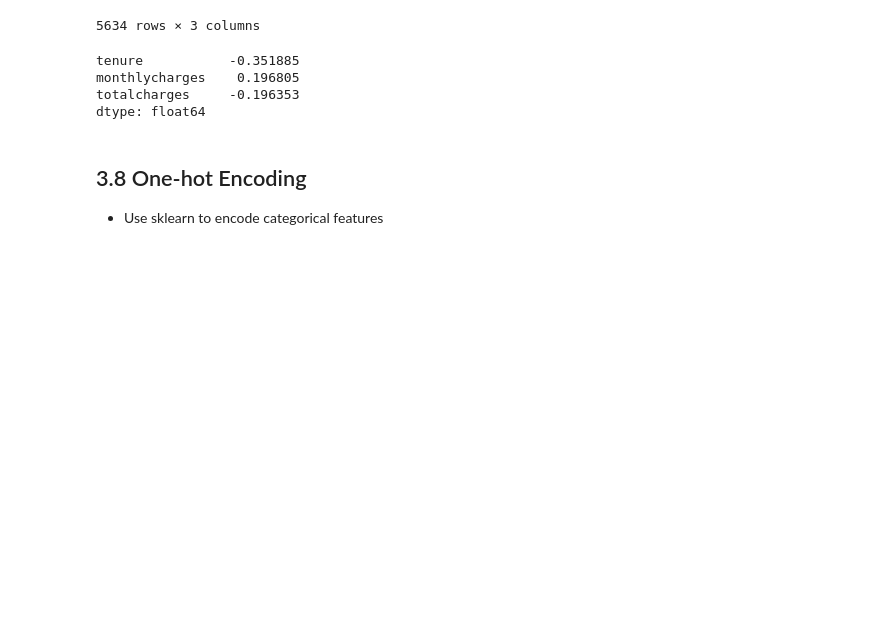
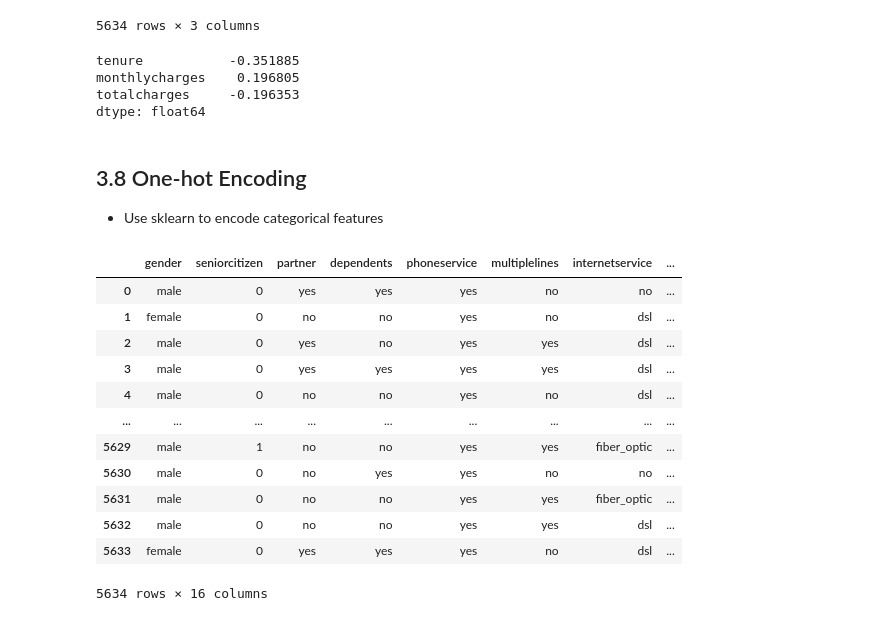
Before and after one commit to snehilaTiwari/machine-learning-zoomcamp-homework, a Jupyter notebook: 03-classification/churn_prediction.ipynb, the cells around one changed output. Cells and saved outputs as stored; diff of their text form; code cells hidden in the pictures; blank space fills up the shorter version.

```diff
--- a/03-classification/churn_prediction.ipynb
+++ b/03-classification/churn_prediction.ipynb
@@ -526,0 +529,16 @@ dtype: float64
+# %%
+df_fulltrain[categorical]
+# %% [output]
+|  | gender | seniorcitizen | partner | dependents | phoneservice | multiplelines | internetservice | ... |
+| 0 | male | 0 | yes | yes | yes | no | no | ... |
+| 1 | female | 0 | no | no | yes | no | dsl | ... |
+| 2 | male | 0 | yes | no | yes | yes | dsl | ... |
+| 3 | male | 0 | yes | yes | yes | yes | dsl | ... |
+| 4 | male | 0 | no | no | yes | no | dsl | ... |
+| ... | ... | ... | ... | ... | ... | ... | ... | ... |
+| 5629 | male | 1 | no | no | yes | yes | fiber_optic | ... |
+| 5630 | male | 0 | no | yes | yes | no | no | ... |
+| 5631 | male | 0 | no | no | yes | yes | fiber_optic | ... |
+| 5632 | male | 0 | no | no | yes | yes | dsl | ... |
+| 5633 | female | 0 | yes | yes | yes | no | dsl | ... |
+5634 rows × 16 columns
```
Also changed, not shown: parts of 25 cells of this notebook.
